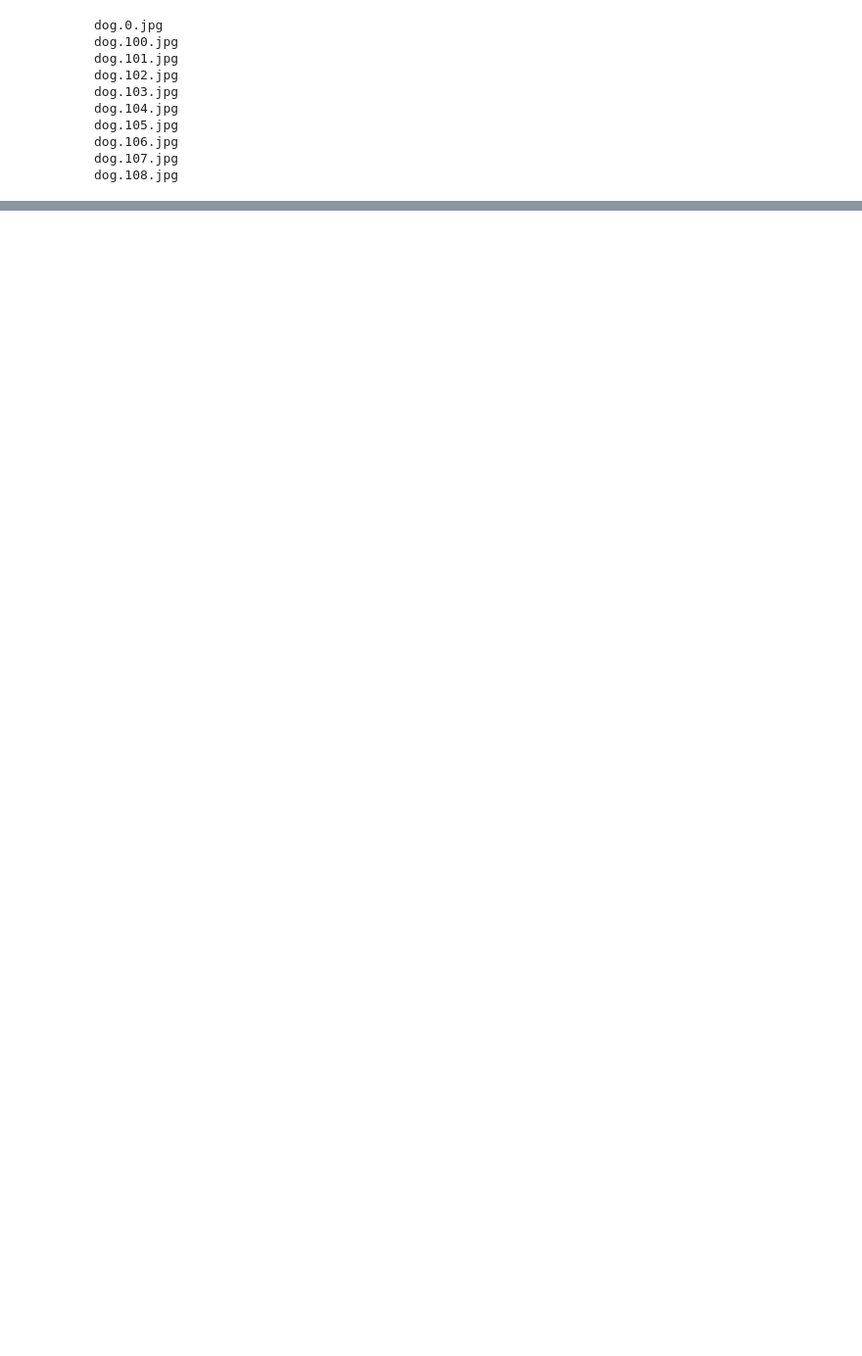
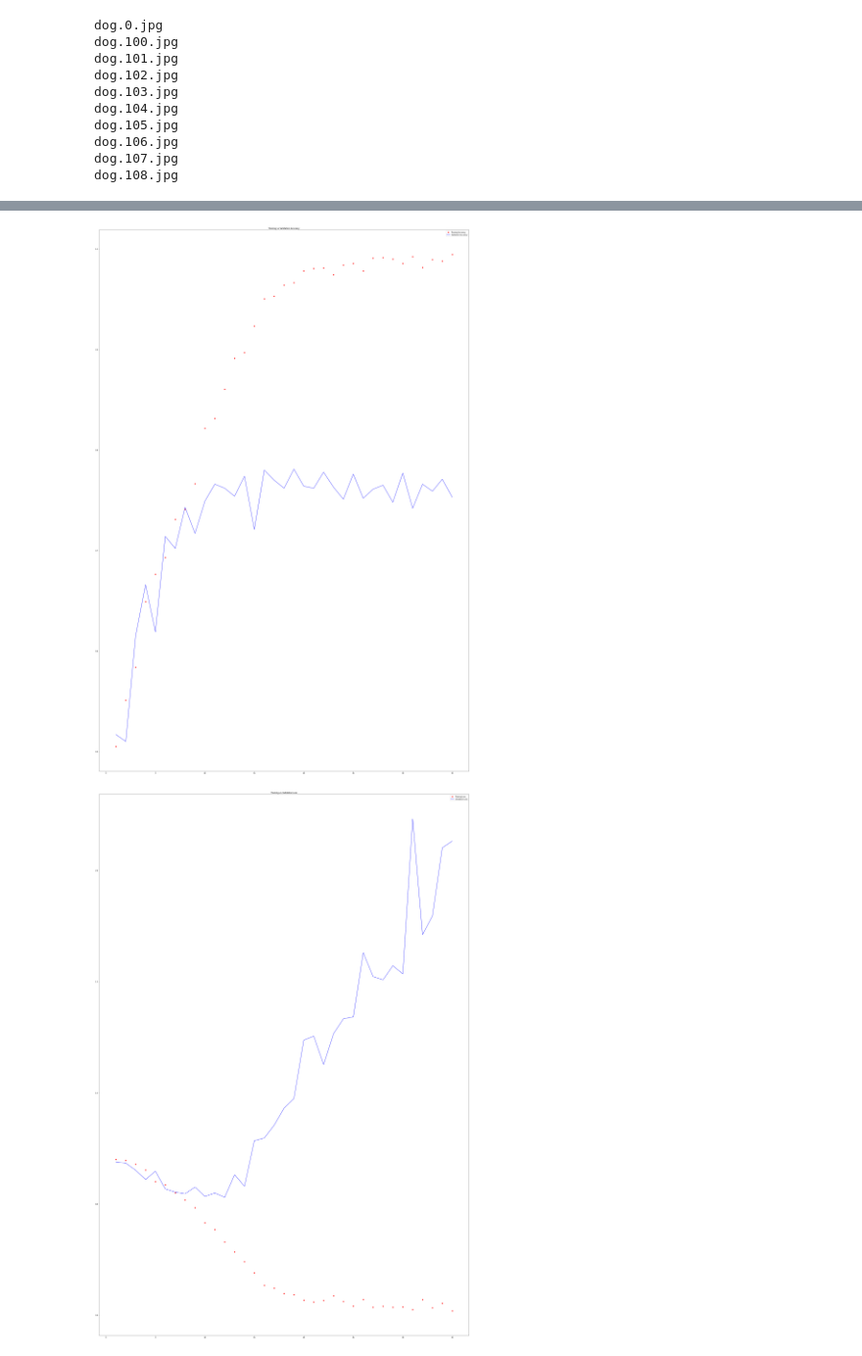
Before and after one commit to hpink97/ML_notebooks, a Jupyter notebook: 05_image_classification_CNN.ipynb, the cells around one changed output, grey strips where cells are left out. Shown at 98% size. Cells and saved outputs as stored; diff of their text form; code cells hidden in the pictures; blank space fills up the shorter version.

```diff
--- a/05_image_classification_CNN.ipynb
+++ b/05_image_classification_CNN.ipynb
@@ -187,0 +292,16 @@ Found 2000 files belonging to 2 classes.
+# %%
+early_stop = keras.callbacks.EarlyStopping(
+    monitor="val_loss",
+    min_delta=5e-3, ## ignore any improvement under 0.005
+    patience=25, ##keep training for 8 epochs
+    restore_best_weights=True,
+    verbose =1
+)
+
+history1 = dog_cat_cnn.fit(
+    cats_v_dogs_train,
+    epochs= 60,
+    validation_data = cats_v_dogs_val,
+    callbacks = [early_stop]
+
+)
@@ -187,0 +328,23 @@ Found 2000 files belonging to 2 classes.
+# %%
+def plot_training(hist):
+  train_acc = hist.history['accuracy']
+  val_acc = hist.history['val_accuracy']
+
+  train_loss =hist.history['loss']
+  val_loss = hist.history['val_loss']
+
+  n_epochs = len(val_loss)+1
+  x = range(1,n_epochs)
+
+  ##make accuracy plot
+  plt.plot(x , train_acc, 'ro', label = 'Training Accuracy')
+  plt.plot(x , val_acc, 'b', label = 'Validation Accuracy')
+  plt.title('Training vs Validation Accuracy')
+  plt.legend()
+  ##make new figure for Loss plot
+  plt.figure()
+  plt.plot(x , train_loss, 'ro', label = 'Training Loss')
+  plt.plot(x , val_loss, 'b', label = 'Validation Loss')
+  plt.title('Training vs Validation Loss')
+  plt.legend()
+  plt.show()
@@ -187,0 +355,5 @@ Found 2000 files belonging to 2 classes.
+# %%
+plot_training(history1)
+# %% [output]
+[figure, added]
+[figure, added]
```
Also changed, not shown: parts of 34 cells of this notebook.
